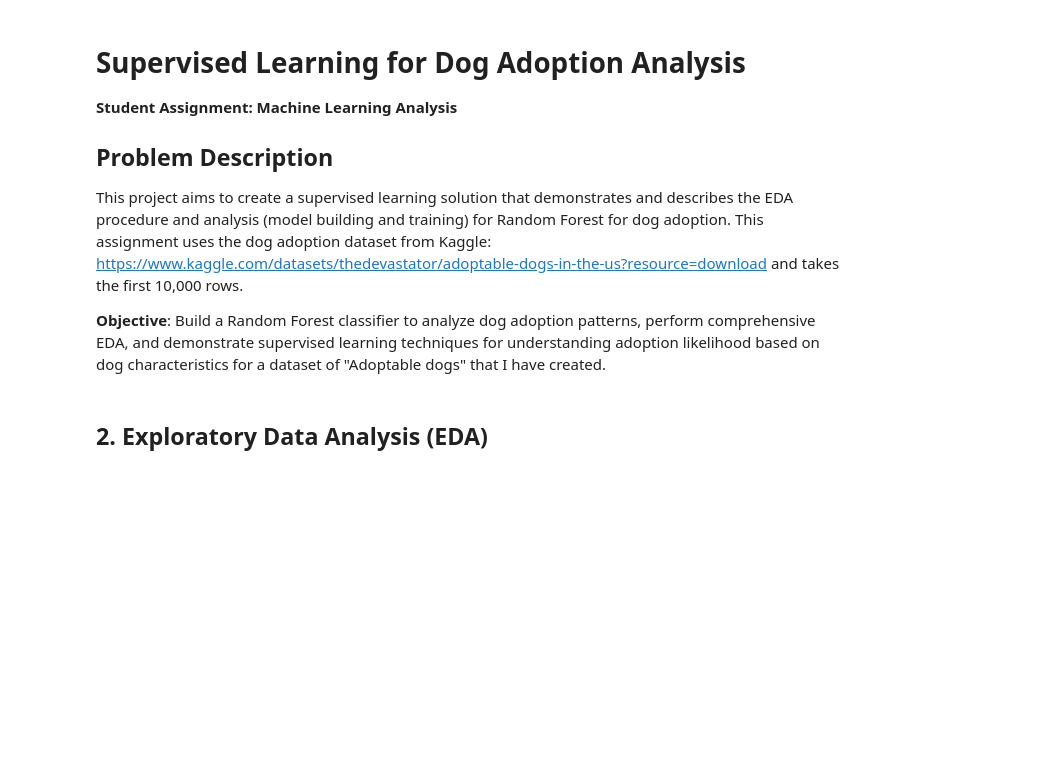
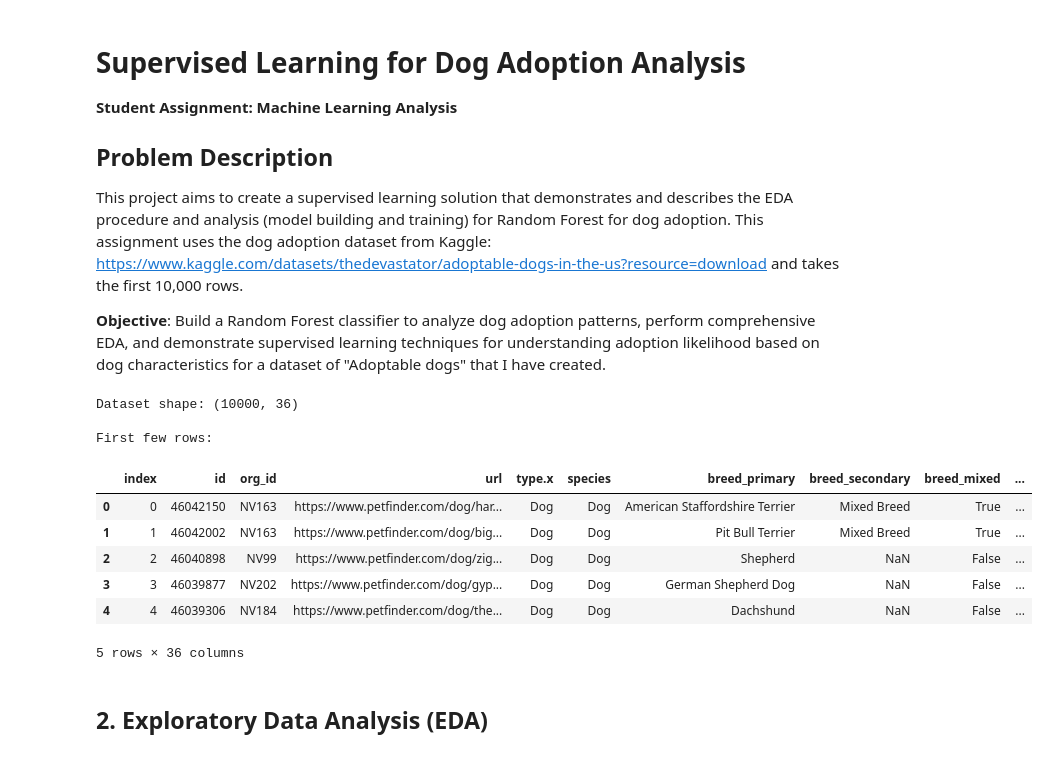
Before and after one commit to mattjohnston77/CSCA5622FinalAssignmentJohnston, a Jupyter notebook: complete_dog_adoption_analysis.ipynb, the cells around one changed output. Saved outputs shown, nothing was run; the diff lists cells and outputs as text; code cells hidden in the pictures; blank space fills up the shorter version.

```diff
--- a/complete_dog_adoption_analysis.ipynb
+++ b/complete_dog_adoption_analysis.ipynb
@@ -25,10 +25,21 @@ plt.style.use('default')
 sns.set_palette("husl")
 # %%
 # Load the dataset
-df = pd.read_csv('/dataset/allDogDescriptions_first10k.csv')
+df = pd.read_csv('dataset/allDogDescriptions_first10k.csv')
 print(f"Dataset shape: {df.shape}")
 print(f"\nFirst few rows:")
 df.head()
+# %% [output]
+Dataset shape: (10000, 36)
+
+First few rows:
+|  | index | id | org_id | url | type.x | species | breed_primary | breed_secondary | breed_mixed | ... |
+| 0 | 0 | 46042150 | NV163 | https://www.petfinder.com/dog/har... | Dog | Dog | American Staffordshire Terrier | Mixed Breed | True | ... |
+| 1 | 1 | 46042002 | NV163 | https://www.petfinder.com/dog/big... | Dog | Dog | Pit Bull Terrier | Mixed Breed | True | ... |
+| 2 | 2 | 46040898 | NV99 | https://www.petfinder.com/dog/zig... | Dog | Dog | Shepherd | NaN | False | ... |
+| 3 | 3 | 46039877 | NV202 | https://www.petfinder.com/dog/gyp... | Dog | Dog | German Shepherd Dog | NaN | False | ... |
+| 4 | 4 | 46039306 | NV184 | https://www.petfinder.com/dog/the... | Dog | Dog | Dachshund | NaN | False | ... |
+5 rows × 36 columns
 # %% [markdown]
 ## 2. Exploratory Data Analysis (EDA)
 # %%
```
Also changed, not shown: parts of 22 cells of this notebook.
